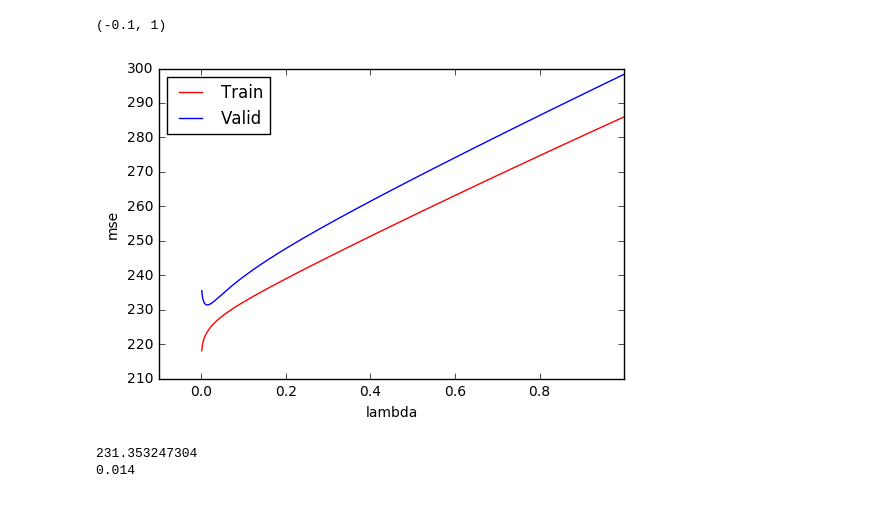
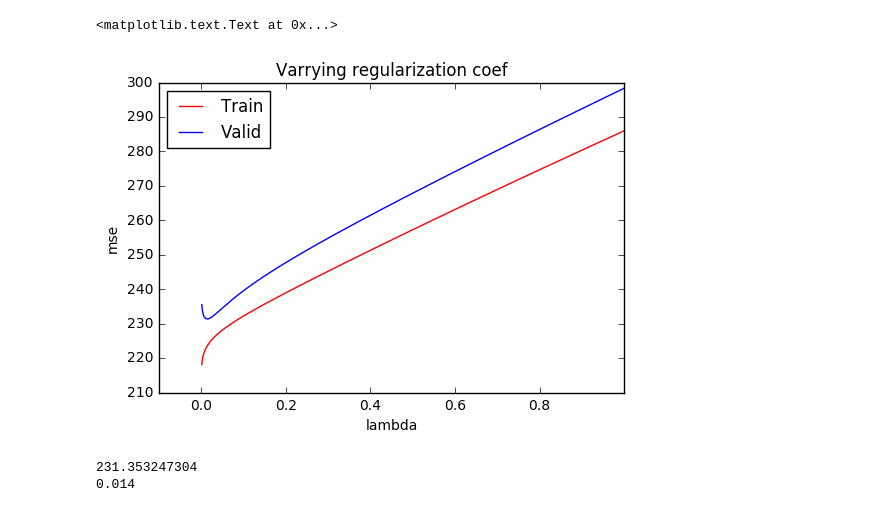
Before and after one commit to Blutude/Comp-551-ML, a Jupyter notebook: A1/Q1-Jupyter.ipynb, the cells around one changed output. Drawn from its saved outputs; the diff is of its cells as text; code cells hidden in the pictures.

```diff
--- a/A1/Q1-Jupyter.ipynb
+++ b/A1/Q1-Jupyter.ipynb
@@ -58,7 +58,7 @@ def calcWeights(m, y, regularizationCoef):
 m_train = buildMatrix(input_train, 20)
 m_valid = buildMatrix(input_valid, 20)
 
-w = calcWeights(m_train, output_train)
+w = calcWeights(m_train, output_train, 0)
 
 yPredicted_train = np.dot(m_train, w)
 yPredicted_valid = np.dot(m_valid, w)
@@ -138,13 +121,14 @@ def norm(w):
 # %%
 plt.plot(lambdas, trainMse, c='r', label="Train")
 plt.plot(lambdas, validMse, c='b', label="Valid")
 plt.xlabel("lambda")
 plt.ylabel("mse")
 plt.legend(loc=2)
 plt.xlim(-0.1, 1)
+plt.title("Varrying regularization coef")
 # %% [output]
-(-0.1, 1)
+<matplotlib.text.Text at 0x...>
-[figure, old version]
+[figure, new version]
 # %%
 minValidMse = min(validMse)
 minValidLambda = lambdas[validMse.index(minValidMse)]
```
Also changed, not shown: parts of 9 cells of this notebook, 32 other files.
